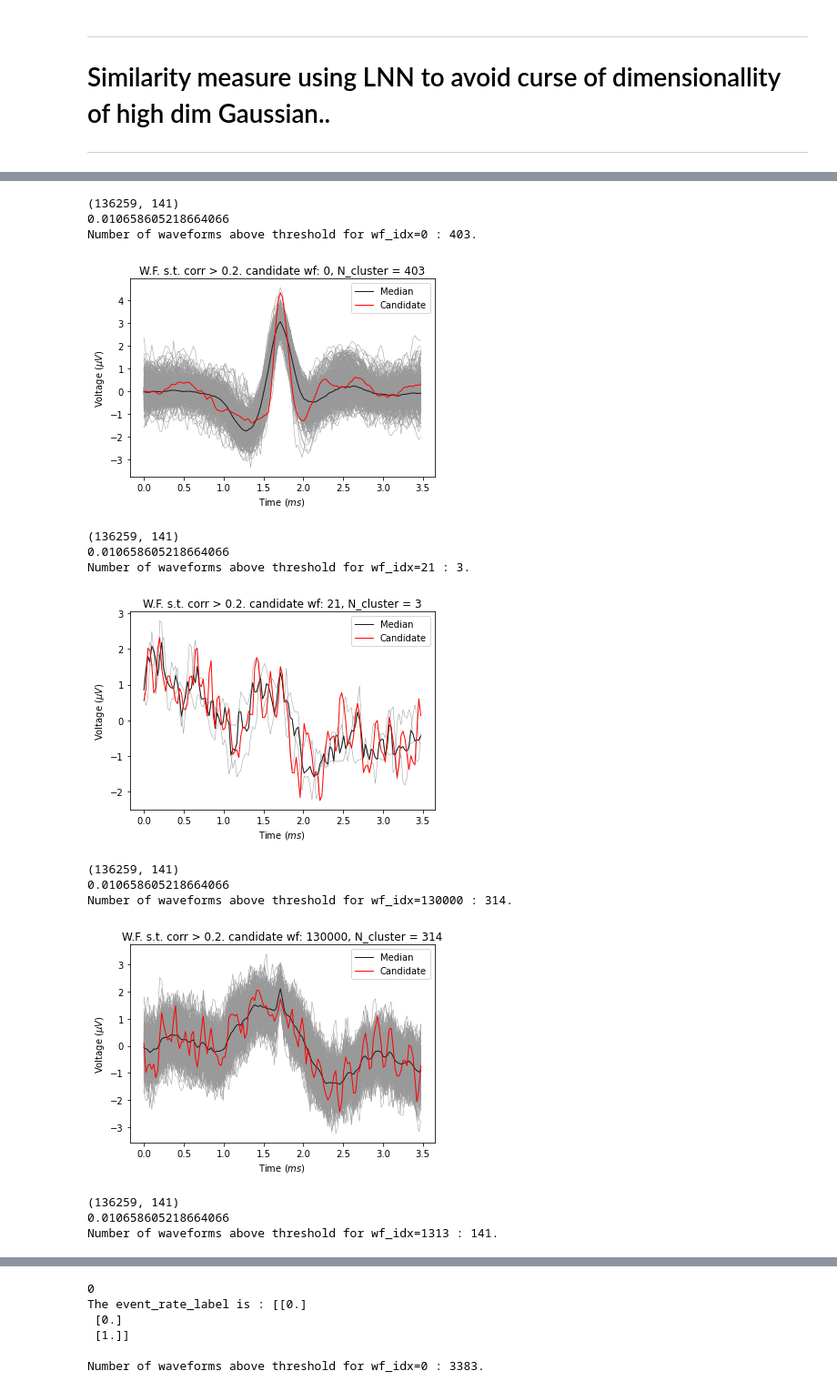
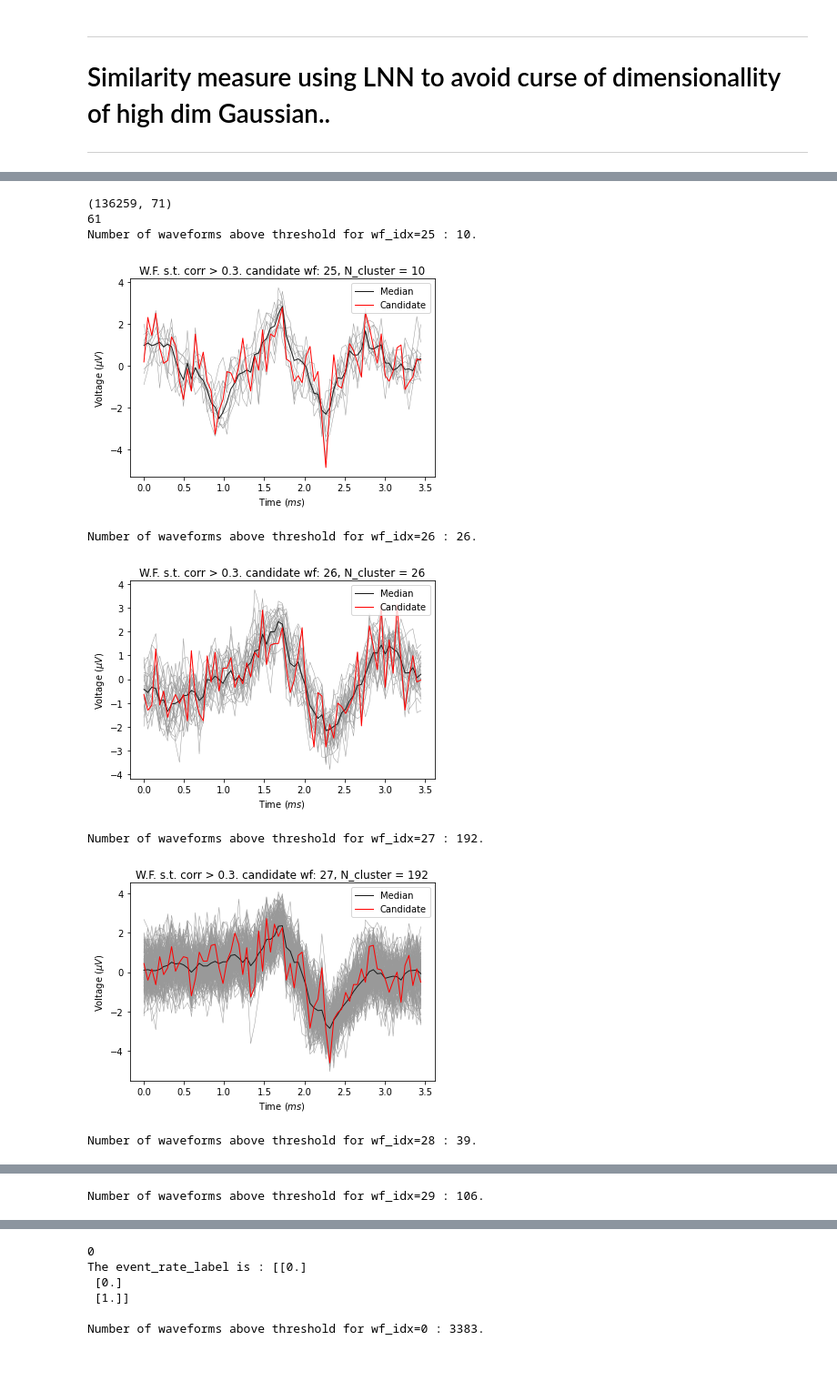
Before and after one commit to gabberiel/cytokine_activity, a Jupyter notebook: gg_jupyters/tune_ev_label_hyp_params_.ipynb, the cells around one changed output, grey strips where cells are left out. Shown at 91% size. Saved outputs shown, nothing was run; the diff lists cells and outputs as text; code cells hidden in the pictures; blank space fills up the shorter version.

```diff
--- a/gg_jupyters/tune_ev_label_hyp_params_.ipynb
+++ b/gg_jupyters/tune_ev_label_hyp_params_.ipynb
@@ -463,0 +522,13 @@ np.var(std_waveforms[2,:])
+# %%
+print(teest_org.shape)
+print(teeest.shape)
+
+print(np.sum(teest_org))
+print(np.sum(teeest[:,14]))
+
+for i in range(136259):
+    assert teeest[i,14] == teest_org[i]
+boole = teeest == 1
+boole[21,2]
+teeest[21,2]
+#teest_org[21]
@@ -464,23 +541,28 @@ np.var(std_waveforms[2,:])
 # %%
 from plot_functions_wf import plot_correlated_wf
-eps = 0.2
-for candidate_idx in [0,21,130000,1313]:
-    bool_labels,upper_buond = similarity_SSQ(candidate_idx, std_waveforms, epsilon=eps, var=0.7)
-    print(upper_buond)
-    plot_correlated_wf(candidate_idx,std_waveforms,bool_labels,eps,saveas=None,verbose=True )
+var=0.75
+wf_downsampled=std_waveforms[:,::2]/var
+print(wf_downsampled.shape)
+eps = 0.3
+
+candidate_range = np.arange(25,30)
+#labels = for_for_all(wf_downsampled,candidate_range,epsilon=eps)
+#bool_labels = labels == 1
+print(np.sum(bool_labels,axis=0))
+#for candidate_idx in [0,21,130000,1313]:
+for i,candidate_idx in enumerate(candidate_range):
+    bool_labels,upper_buond = similarity_SSQ(candidate_idx, wf_downsampled, epsilon=eps)
+    #bool_labels = for_for_all(wf_downsampled,test_nr=3,epsilon=eps)
+    plot_correlated_wf(candidate_idx,wf_downsampled,bool_labels,eps,saveas=None,verbose=True )
+    #print(upper_buond)
+    #plot_correlated_wf(candidate_idx,wf_downsampled,bool_labels[:,i],eps,saveas=None,verbose=True )
 # %% [output]
-(136259, 141)
-0.010658605218664066
-Number of waveforms above threshold for wf_idx=0 : 403.
+(136259, 71)
+61
+Number of waveforms above threshold for wf_idx=25 : 10.
-[figure, old version]
+[figure, new version]
-(136259, 141)
-0.010658605218664066
-Number of waveforms above threshold for wf_idx=21 : 3.
+Number of waveforms above threshold for wf_idx=26 : 26.
-[figure, old version]
+[figure, new version]
-(136259, 141)
-0.010658605218664066
-Number of waveforms above threshold for wf_idx=130000 : 314.
+Number of waveforms above threshold for wf_idx=27 : 192.
-[figure, old version]
+[figure, new version]
-(136259, 141)
-0.010658605218664066
-Number of waveforms above threshold for wf_idx=1313 : 141.
+Number of waveforms above threshold for wf_idx=28 : 39.
@@ -487,0 +570 @@ Number of waveforms above threshold for wf_idx=1313 : 141.
+Number of waveforms above threshold for wf_idx=29 : 106.
```
Also changed, not shown: parts of 10 cells of this notebook, 16 other files.
